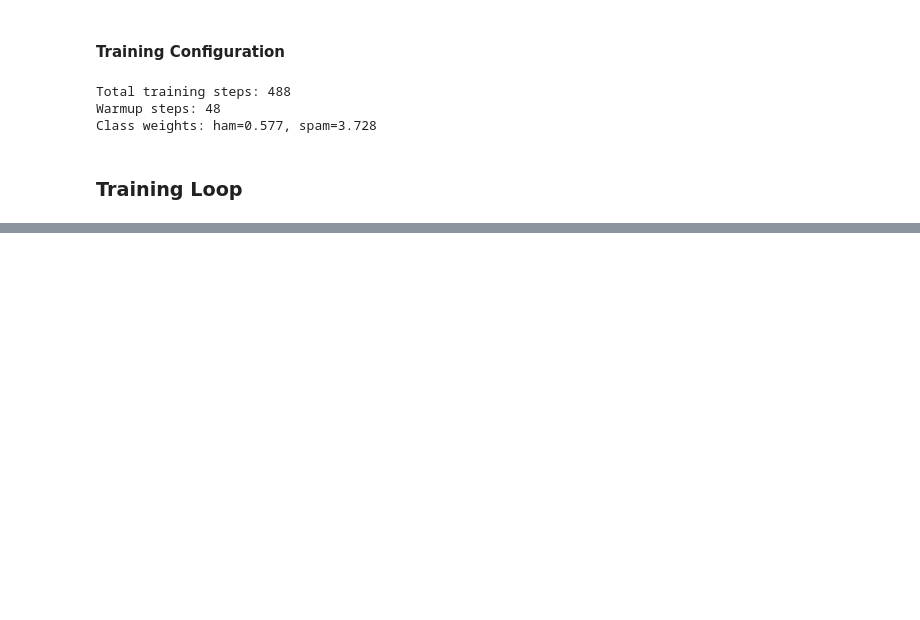
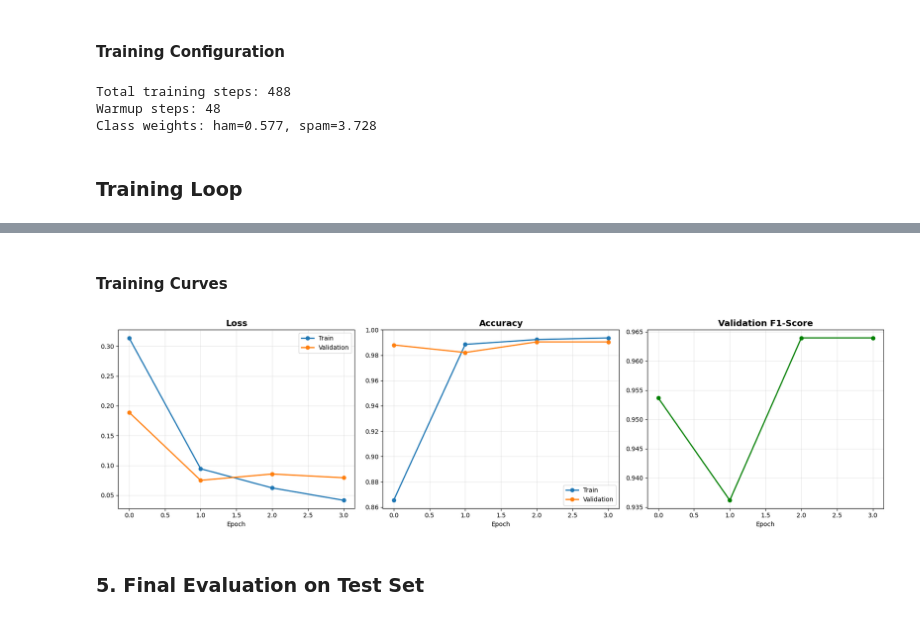
Before and after one commit to raphael-nk/projet-spam-detector-bloc4, a Jupyter notebook: notebooks/03_transfer_learning_models.ipynb, the cells around one changed output, grey strips where cells are left out. Drawn from its saved outputs; the diff is of its cells as text; code cells hidden in the pictures; blank space fills up the shorter version.

```diff
--- a/notebooks/03_transfer_learning_models.ipynb
+++ b/notebooks/03_transfer_learning_models.ipynb
@@ -311,0 +318,30 @@ Epoch | Train Loss |   Val Loss |  Train Acc |    Val Acc |   Val F1
+# %% [markdown]
+#### **Training Curves**
+# %%
+fig, axes = plt.subplots(1, 3, figsize=(18, 5))
+
+axes[0].plot(history['train_loss'], 'o-', label='Train', linewidth=2)
+axes[0].plot(history['val_loss'], 'o-', label='Validation', linewidth=2)
+axes[0].set_title('Loss', fontsize=14, fontweight='bold')
+axes[0].set_xlabel('Epoch')
+axes[0].legend()
+axes[0].grid(True, alpha=0.3)
+
+axes[1].plot(history['train_acc'], 'o-', label='Train', linewidth=2)
+axes[1].plot(history['val_acc'], 'o-', label='Validation', linewidth=2)
+axes[1].set_title('Accuracy', fontsize=14, fontweight='bold')
+axes[1].set_xlabel('Epoch')
+axes[1].legend()
+axes[1].grid(True, alpha=0.3)
+
+axes[2].plot(history['val_f1'], 'o-', color='green', linewidth=2)
+axes[2].set_title('Validation F1-Score', fontsize=14, fontweight='bold')
+axes[2].set_xlabel('Epoch')
+axes[2].grid(True, alpha=0.3)
+
+plt.tight_layout()
+plt.show()
+# %% [output]
+[figure, added]
+# %% [markdown]
+### **5. Final Evaluation on Test Set**
```
Also changed, not shown: parts of 12 cells of this notebook.
